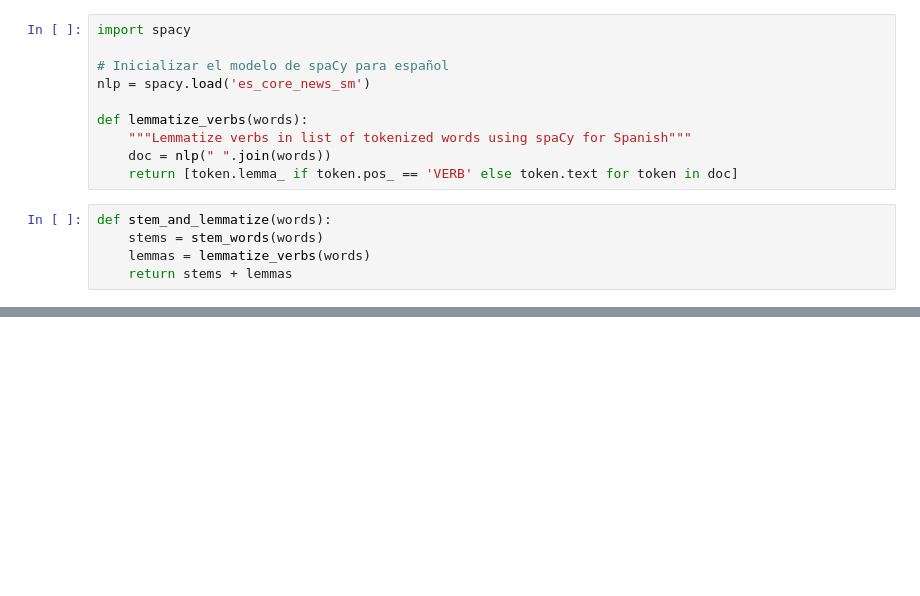
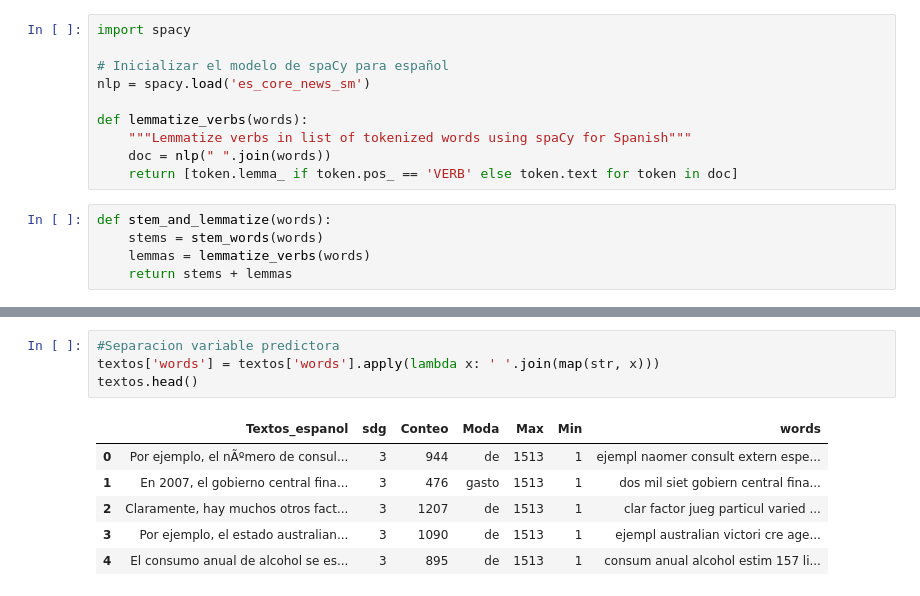
Before and after one commit to JuanCaGC/Proyecto1-BI202302, a Jupyter notebook: Proyecto1/Proyecto1.ipynb, the cells around one changed output, grey strips where cells are left out. Drawn from its saved outputs; the diff is of its cells as text; blank space fills up the shorter version.

```diff
--- a/Proyecto1/Proyecto1.ipynb
+++ b/Proyecto1/Proyecto1.ipynb
@@ -306,0 +224,11 @@ ERROR: Could not build wheels for gensim, reportlab, which is required to instal
+# %%
+#Separacion variable predictora
+textos['words'] = textos['words'].apply(lambda x: ' '.join(map(str, x)))
+textos.head()
+# %% [output]
+|  | Textos_espanol | sdg | Conteo | Moda | Max | Min | words |
+| 0 | Por ejemplo, el nÃºmero de consul... | 3 | 944 | de | 1513 | 1 | ejempl naomer consult extern espe... |
+| 1 | En 2007, el gobierno central fina... | 3 | 476 | gasto | 1513 | 1 | dos mil siet gobiern central fina... |
+| 2 | Claramente, hay muchos otros fact... | 3 | 1207 | de | 1513 | 1 | clar factor jueg particul varied ... |
+| 3 | Por ejemplo, el estado australian... | 3 | 1090 | de | 1513 | 1 | ejempl australian victori cre age... |
+| 4 | El consumo anual de alcohol se es... | 3 | 895 | de | 1513 | 1 | consum anual alcohol estim 157 li... |
```
Also changed, not shown: parts of 31 cells of this notebook, 1 other file.
